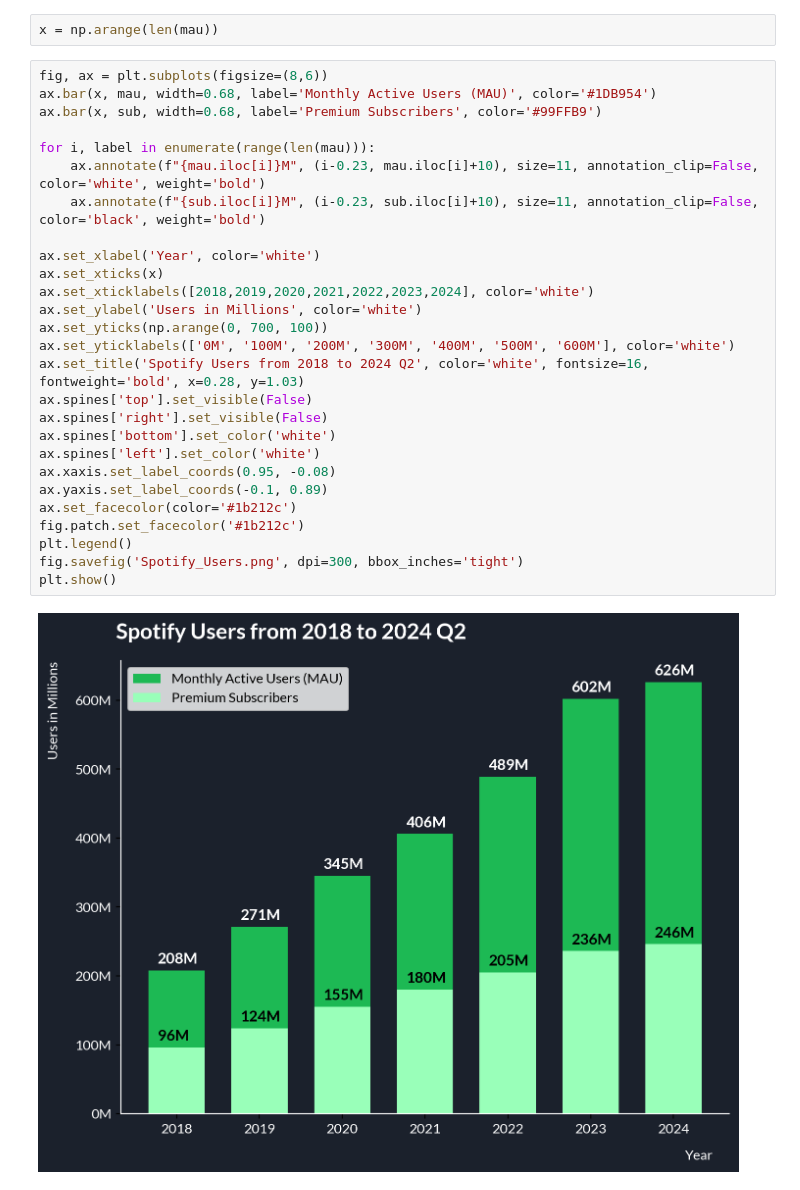
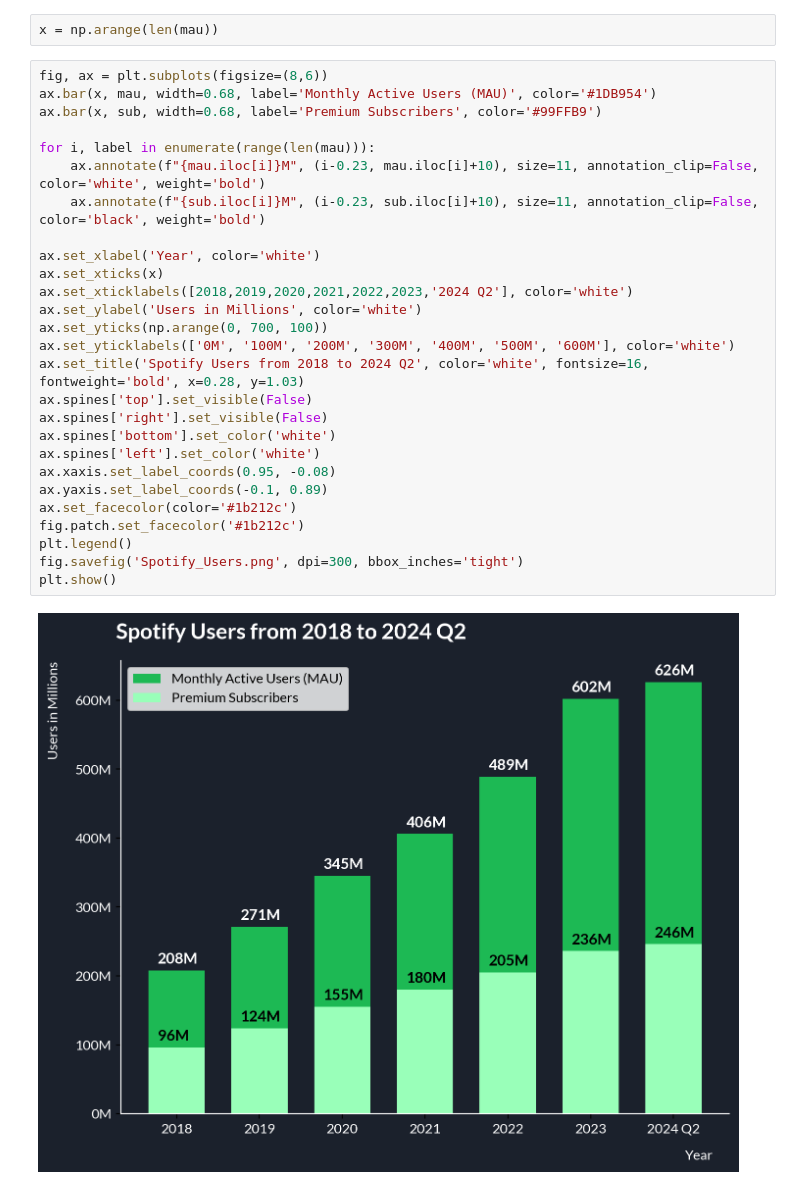
Before and after one commit to suhholee/Spotify-EDA-and-Visualization, a Jupyter notebook: MSDS 593_Group 23_Final Presentation.ipynb, the cells around one changed output. Cells and saved outputs as stored; diff of their text form.

Commit message:
minor label changes in users graph

```diff
--- a/MSDS 593_Group 23_Final Presentation.ipynb
+++ b/MSDS 593_Group 23_Final Presentation.ipynb
@@ -256,29 +256,29 @@ x = np.arange(len(mau))
 # %%
 fig, ax = plt.subplots(figsize=(8,6))
 ax.bar(x, mau, width=0.68, label='Monthly Active Users (MAU)', color='#1DB954')
 ax.bar(x, sub, width=0.68, label='Premium Subscribers', color='#99FFB9')
 
 for i, label in enumerate(range(len(mau))):
     ax.annotate(f"{mau.iloc[i]}M", (i-0.23, mau.iloc[i]+10), size=11, annotation_clip=False, color='white', weight='bold')
     ax.annotate(f"{sub.iloc[i]}M", (i-0.23, sub.iloc[i]+10), size=11, annotation_clip=False, color='black', weight='bold')
 
 ax.set_xlabel('Year', color='white')
 ax.set_xticks(x)
-ax.set_xticklabels([2018,2019,2020,2021,2022,2023,2024], color='white')
+ax.set_xticklabels([2018,2019,2020,2021,2022,2023,'2024 Q2'], color='white')
 ax.set_ylabel('Users in Millions', color='white')
 ax.set_yticks(np.arange(0, 700, 100))
 ax.set_yticklabels(['0M', '100M', '200M', '300M', '400M', '500M', '600M'], color='white')
 ax.set_title('Spotify Users from 2018 to 2024 Q2', color='white', fontsize=16, fontweight='bold', x=0.28, y=1.03)
 ax.spines['top'].set_visible(False)
 ax.spines['right'].set_visible(False)
 ax.spines['bottom'].set_color('white')
 ax.spines['left'].set_color('white')
 ax.xaxis.set_label_coords(0.95, -0.08)
 ax.yaxis.set_label_coords(-0.1, 0.89)
 ax.set_facecolor(color='#1b212c')
 fig.patch.set_facecolor('#1b212c')
 plt.legend()
 fig.savefig('Spotify_Users.png', dpi=300, bbox_inches='tight')
 plt.show()
 # %% [output]
-[figure, old version]
+[figure, new version]
```
Also changed, not shown: 1 other file.
